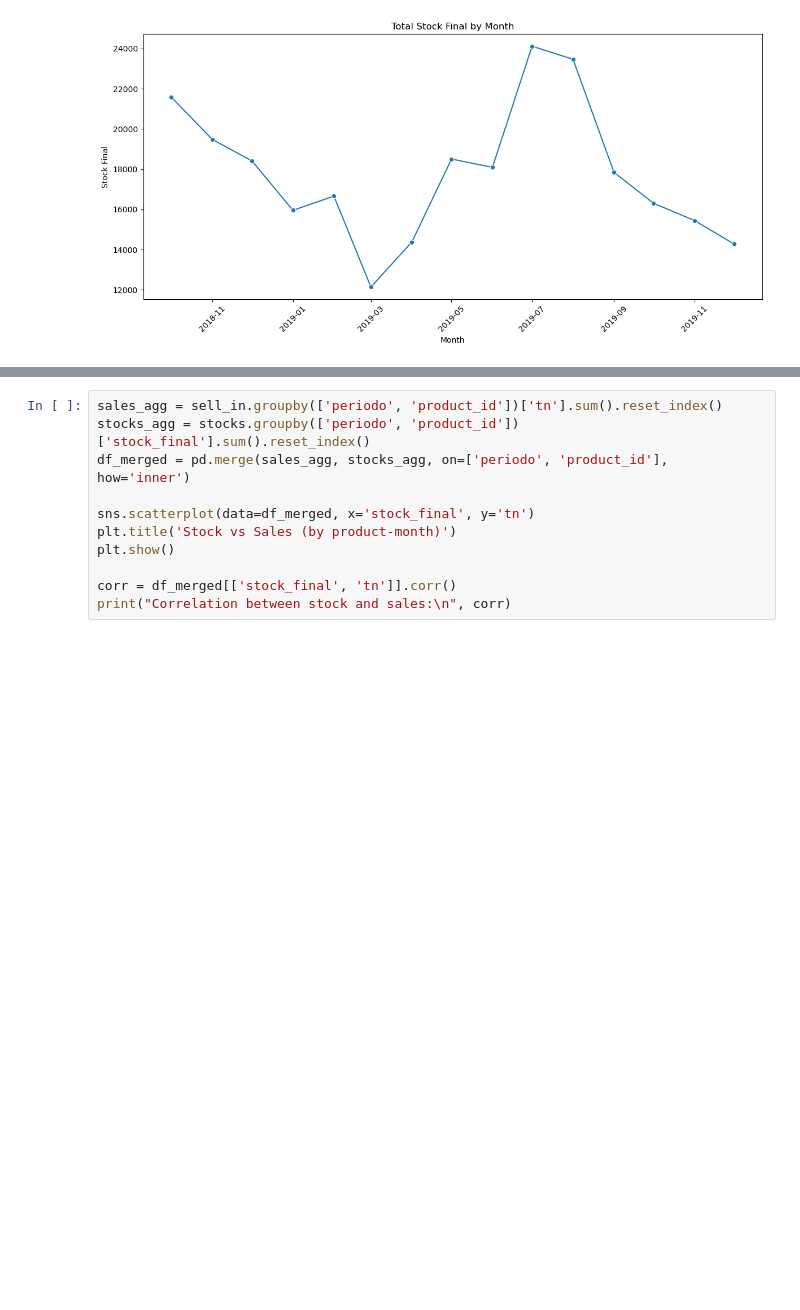
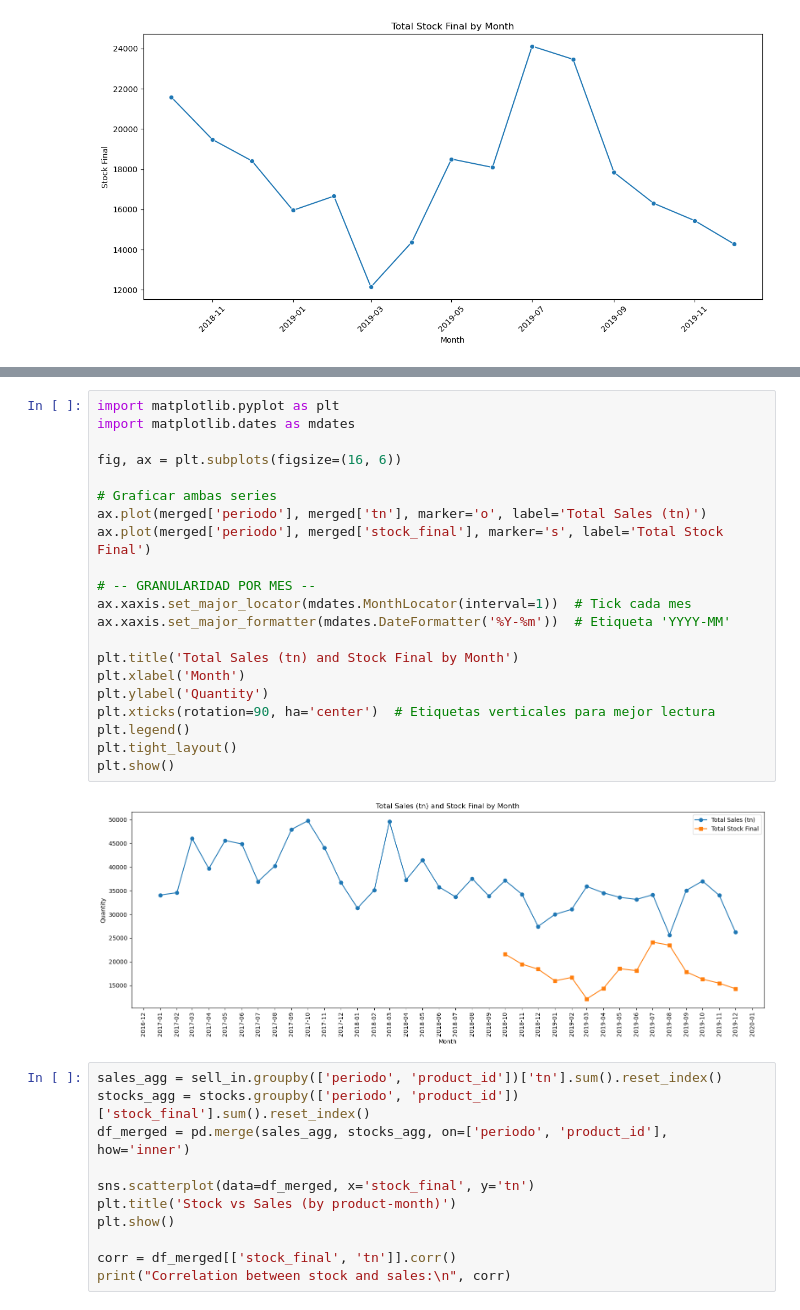
Before and after one commit to leonardoheis/lab3, a Jupyter notebook: notebooks/eda.ipynb, the cells around one changed output, grey strips where cells are left out. Drawn from its saved outputs; the diff is of its cells as text; blank space fills up the shorter version.

```diff
--- a/notebooks/eda.ipynb
+++ b/notebooks/eda.ipynb
@@ -120,3 +123,26 @@ plt.show()
+# %%
+import matplotlib.pyplot as plt
+import matplotlib.dates as mdates
+
+fig, ax = plt.subplots(figsize=(16, 6))
+
+# Graficar ambas series
+ax.plot(merged['periodo'], merged['tn'], marker='o', label='Total Sales (tn)')
+ax.plot(merged['periodo'], merged['stock_final'], marker='s', label='Total Stock Final')
+
+# -- GRANULARIDAD POR MES --
+ax.xaxis.set_major_locator(mdates.MonthLocator(interval=1))  # Tick cada mes
+ax.xaxis.set_major_formatter(mdates.DateFormatter('%Y-%m'))  # Etiqueta 'YYYY-MM'
+
+plt.title('Total Sales (tn) and Stock Final by Month')
+plt.xlabel('Month')
+plt.ylabel('Quantity')
+plt.xticks(rotation=90, ha='center')  # Etiquetas verticales para mejor lectura
+plt.legend()
+plt.tight_layout()
+plt.show()
+# %% [output]
+[figure, added]
 # %%
 sales_agg = sell_in.groupby(['periodo', 'product_id'])['tn'].sum().reset_index()
 stocks_agg = stocks.groupby(['periodo', 'product_id'])['stock_final'].sum().reset_index()
```
Also changed, not shown: parts of 30 cells of this notebook.
